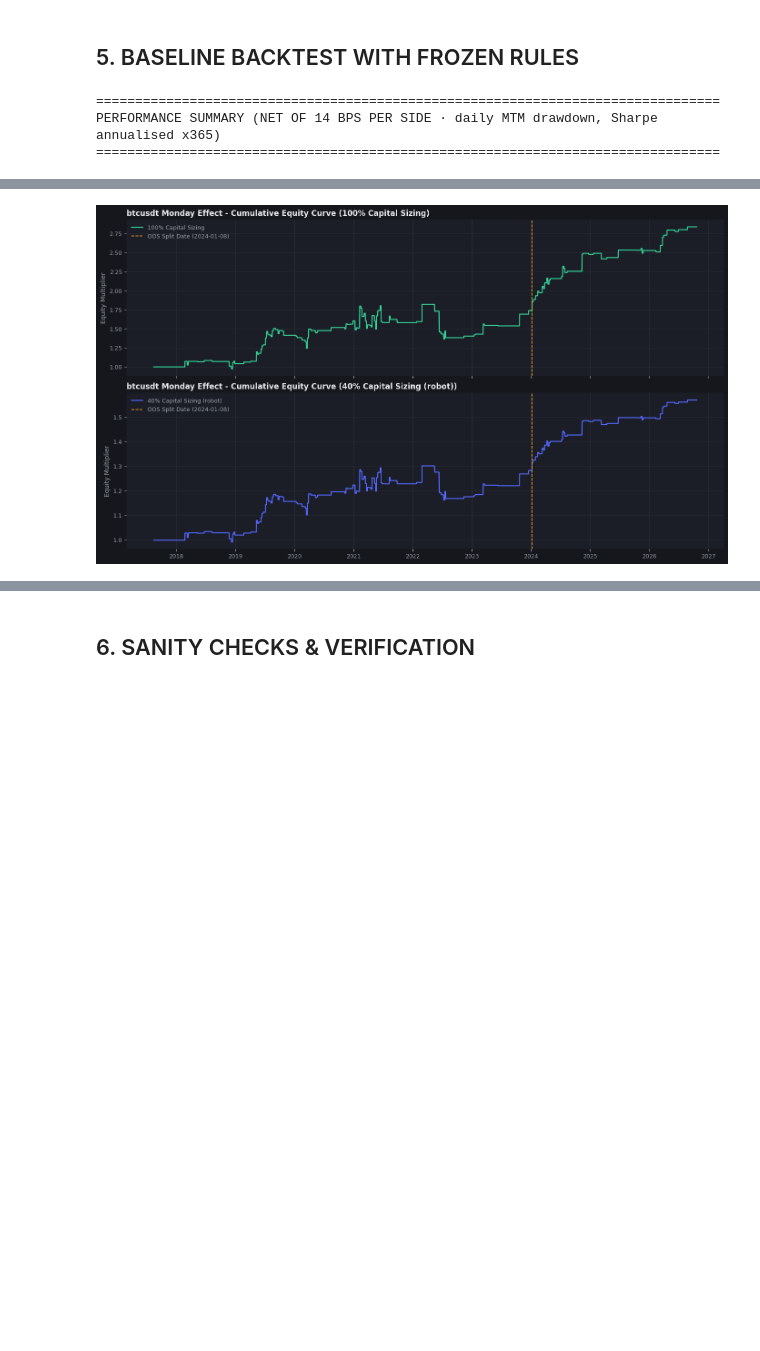
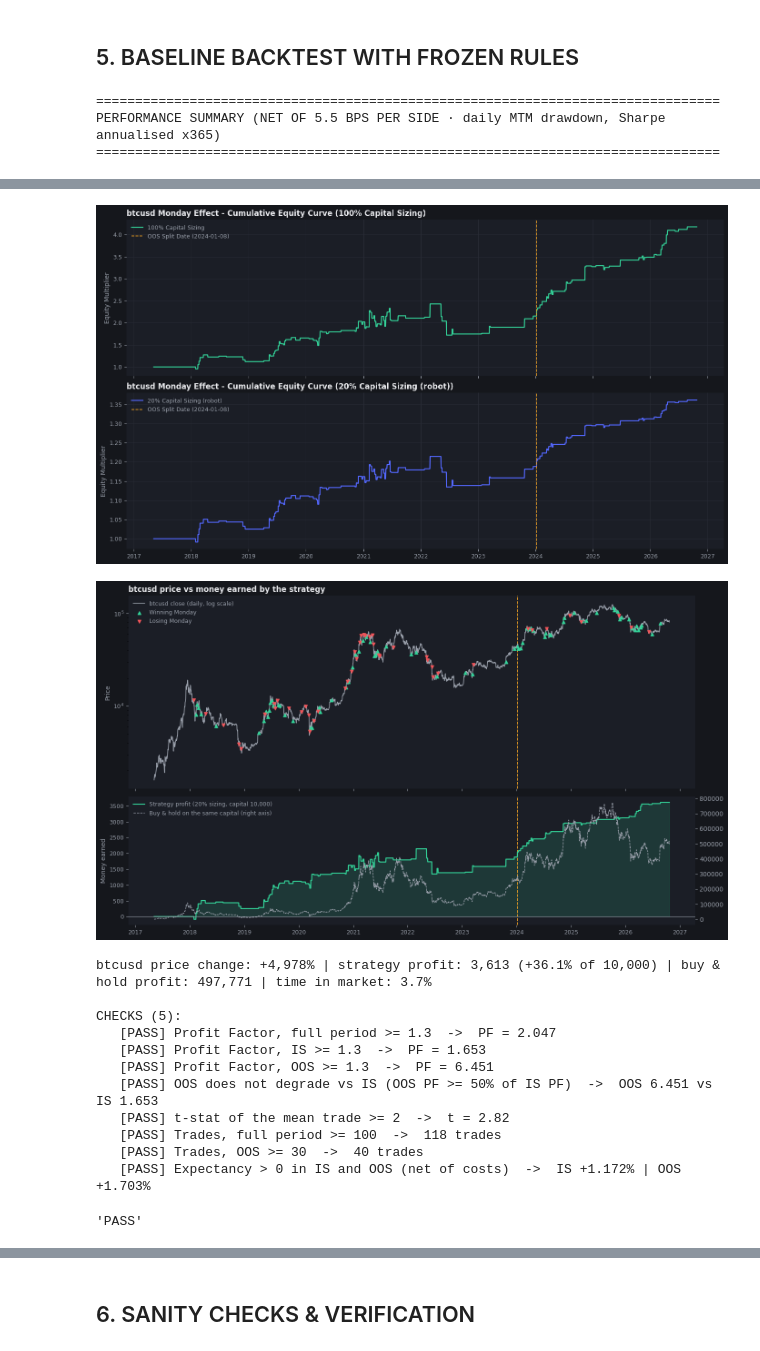
Before and after one commit to Andres-GP/Alphaca-Capital-Research, a Jupyter notebook: research_development/02_strategy_development/Monday_Effect/01_Monday_Effect_Hypothesis_Definition.ipynb, the cells around one changed output, grey strips where cells are left out. Saved outputs shown, nothing was run; the diff lists cells and outputs as text; code cells hidden in the pictures; blank space fills up the shorter version.

```diff
--- a/research_development/02_strategy_development/Monday_Effect/01_Monday_Effect_Hypothesis_Definition.ipynb
+++ b/research_development/02_strategy_development/Monday_Effect/01_Monday_Effect_Hypothesis_Definition.ipynb
@@ -33,3 +31,7 @@ VARIANT = "v1_btcusdt"  # only base variants here; see variants/*.yaml
+# %%
+VARIANT = "v1_btcusd"
+HARD_LIMIT = 0.09
+CAPITAL = 10_000.0
 # %% [markdown]
 ## 2. IMPORTS AND CONFIG
 # %%
@@ -336,8 +476,61 @@ for ax, r, col, lab in ((ax1, ret_cap, GREEN, "100% Capital Sizing"), (ax2, ret_
     ax.set_ylabel("Equity Multiplier", color=SUB)
     ax.legend(frameon=False, labelcolor=SUB, fontsize=9, loc="upper left")
 plt.tight_layout(); plt.show()
+
+profit_usd = CAPITAL * ((1.0 + ret_fr).cumprod() - 1.0)
+price_daily = df["close"].resample("D").last().reindex(ret_fr.index).ffill().bfill()
+buy_hold = CAPITAL * (price_daily / price_daily.iloc[0] - 1.0)
+entries = trades_all.assign(entry_time=pd.to_datetime(trades_all["entry_time"])).set_index("entry_time")
+won = entries["pnl"] > 0
+
+fig, (ax_px, ax_pl) = plt.subplots(2, 1, figsize=(14, 8), sharex=True, facecolor=BG, gridspec_kw={"height_ratios": [3, 2]})
+for ax in (ax_px, ax_pl):
+    dark_ax(ax)
+    ax.grid(False)
+    ax.axvline(oos_start, color=ORANGE, ls="--", lw=1.2)
+ax_px.plot(price_daily.index, price_daily, color=SUB, lw=1.2, label=f"{TICKER} close (daily, log scale)")
+ax_px.set_yscale("log")
+ax_px.scatter(entries.index[won], entries.loc[won, "entry_price"], marker="^", s=26, color=GREEN, zorder=3, label="Winning Monday")
+ax_px.scatter(entries.index[~won], entries.loc[~won, "entry_price"], marker="v", s=26, color=RED, zorder=3, label="Losing Monday")
+ax_px.set_title(f"{TICKER} price vs money earned by the strategy", color=TXT, fontweight="bold", loc="left")
+ax_px.set_ylabel("Price", color=SUB)
+ax_px.legend(frameon=False, labelcolor=SUB, fontsize=9, loc="upper left")
+ax_pl.plot(profit_usd.index, profit_usd, color=GREEN, lw=1.6, label=f"Strategy profit ({SIZE_FRAC:.0%} sizing, capital {CAPITAL:,.0f})")
+ax_pl.fill_between(profit_usd.index, profit_usd, 0, color=GREEN, alpha=0.15)
+ax_pl.axhline(0, color=SUB, lw=0.8)
+ax_pl.set_ylabel("Money earned", color=SUB)
+ax_bh = ax_pl.twinx()
+ax_bh.plot(buy_hold.index, buy_hold, color=SUB, lw=1.0, ls="--", label="Buy & hold on the same capital (right axis)")
+ax_bh.grid(False)
+ax_bh.tick_params(colors=SUB)
+for spine in ax_bh.spines.values():
+    spine.set_visible(False)
+h1, l1 = ax_pl.get_legend_handles_labels()
+h2, l2 = ax_bh.get_legend_handles_labels()
+ax_pl.legend(h1 + h2, l1 + l2, frameon=False, labelcolor=SUB, fontsize=9, loc="upper left")
+plt.tight_layout(); plt.show()
+
+in_market = float(trades_all["bars"].sum()) / len(df)
+print(f"{TICKER} price change: {(price_daily.iloc[-1] / price_daily.iloc[0] - 1) * 100:+,.0f}% | "
+      f"strategy profit: {profit_usd.iloc[-1]:,.0f} ({profit_usd.iloc[-1] / CAPITAL * 100:+.1f}% of {CAPITAL:,.0f}) | "
+      f"buy & hold profit: {buy_hold.iloc[-1]:,.0f} | time in market: {in_market * 100:.1f}%")
+
+# ---- PASS / FAIL ----
+print("\nCHECKS (5):")
+m_is, m_oos, m_all = (compute_metrics(t, 1.0, 0.0) for t in (trades_is, trades_oos, trades_all))
+t_all = tstat(trades_all["pnl"])
+check("5. Baseline", f"Profit Factor, full period >= {PF_MIN:g}", m_all["profit_factor"] >= PF_MIN, f"PF = {m_all['profit_factor']:.3f}")
+check("5. Baseline", f"Profit Factor, IS >= {PF_MIN:g}", m_is["profit_factor"] >= PF_MIN, f"PF = {m_is['profit_factor']:.3f}")
+check("5. Baseline", f"Profit Factor, OOS >= {PF_MIN:g}", m_oos["profit_factor"] >= PF_MIN, f"PF = {m_oos['profit_factor']:.3f}")
+check("5. Baseline", "OOS does not degrade vs IS (OOS PF >= 50% of IS PF)", m_oos["profit_factor"] >= 0.5 * m_is["profit_factor"],
+      f"OOS {m_oos['profit_factor']:.3f} vs IS {m_is['profit_factor']:.3f}")
+check("5. Baseline", f"t-stat of the mean trade >= {T_MIN:g}", t_all >= T_MIN, f"t = {t_all:.2f}")
+check("5. Baseline", f"Trades, full period >= {N_MIN}", m_all["num_trades"] >= N_MIN, f"{m_all['num_trades']} trades")
+check("5. Baseline", f"Trades, OOS >= {N_OOS_MIN}", m_oos["num_trades"] >= N_OOS_MIN, f"{m_oos['num_trades']} trades")
+check("5. Baseline", "Expectancy > 0 in IS and OOS (net of costs)", m_is["expectancy"] > 0 and m_oos["expectancy"] > 0,
+      f"IS {m_is['expectancy']:+.3f}% | OOS {m_oos['expectancy']:+.3f}%")
 # %% [output]
 ================================================================================
-PERFORMANCE SUMMARY (NET OF 14 BPS PER SIDE · daily MTM drawdown, Sharpe annualised x365)
+PERFORMANCE SUMMARY (NET OF 5.5 BPS PER SIDE · daily MTM drawdown, Sharpe annualised x365)
 ================================================================================
 |  | Period | Sizing | Trades | Win Rate | Profit Factor | Expectancy | Total Return | CAGR | Sharpe | ... |
@@ -350 +543,14 @@ PERFORMANCE SUMMARY (NET OF 14 BPS PER SIDE · daily MTM drawdown, Sharpe annual
-[figure, old version]
+[figure, new version]
+[figure, added]
+btcusd price change: +4,978% | strategy profit: 3,613 (+36.1% of 10,000) | buy & hold profit: 497,771 | time in market: 3.7%
+
+CHECKS (5):
+   [PASS] Profit Factor, full period >= 1.3  ->  PF = 2.047
+   [PASS] Profit Factor, IS >= 1.3  ->  PF = 1.653
+   [PASS] Profit Factor, OOS >= 1.3  ->  PF = 6.451
+   [PASS] OOS does not degrade vs IS (OOS PF >= 50% of IS PF)  ->  OOS 6.451 vs IS 1.653
+   [PASS] t-stat of the mean trade >= 2  ->  t = 2.82
+   [PASS] Trades, full period >= 100  ->  118 trades
+   [PASS] Trades, OOS >= 30  ->  40 trades
+   [PASS] Expectancy > 0 in IS and OOS (net of costs)  ->  IS +1.172% | OOS +1.703%
+'PASS'
```
Also changed, not shown: parts of 21 cells of this notebook, 10 other files.
